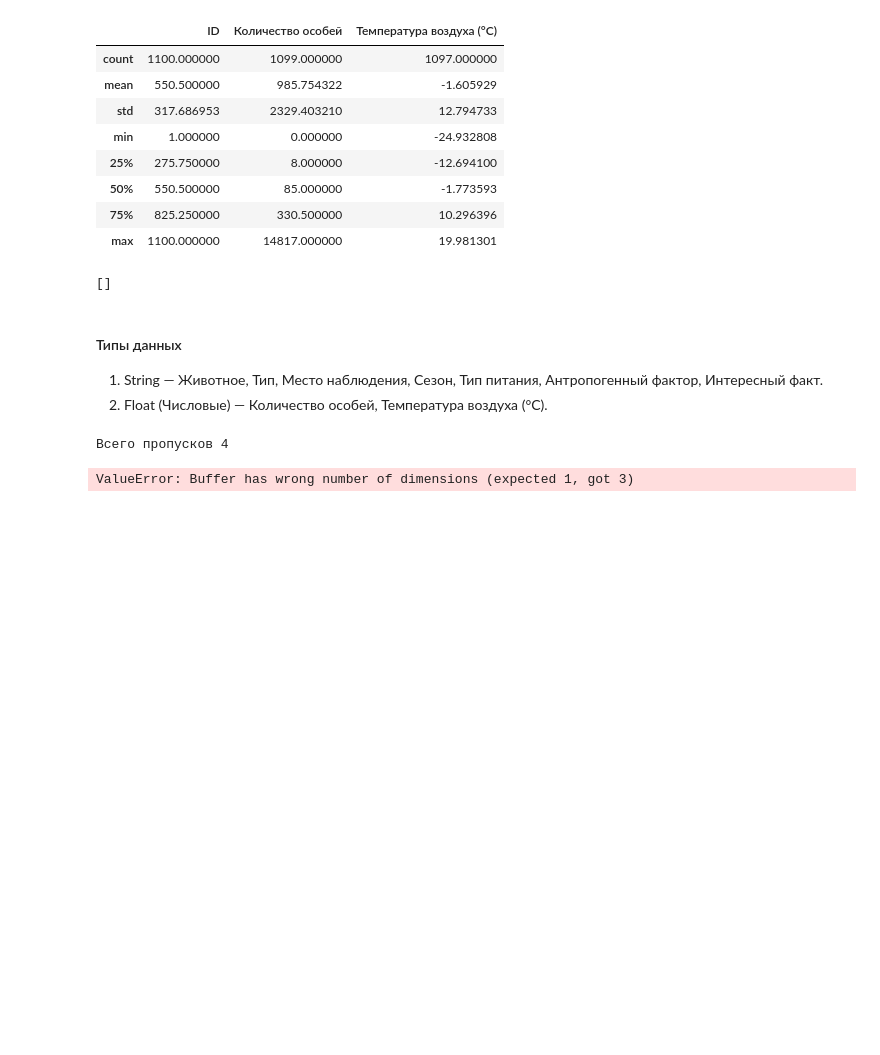
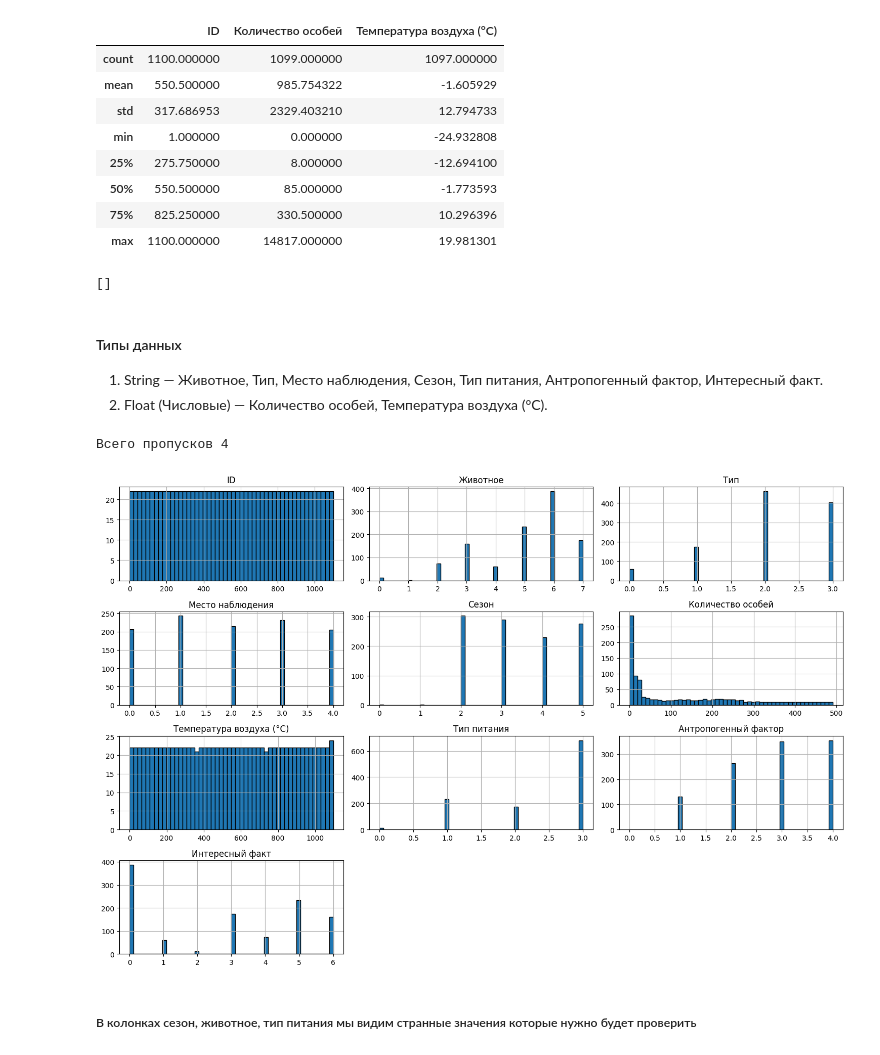
Before and after one commit to Dest1n640/Infographics, a Jupyter notebook: 1_EDA/main.ipynb, the cells around one changed output. Cells and saved outputs as stored; diff of their text form; code cells hidden in the pictures; blank space fills up the shorter version.

Commit message:
Add data visualization function

```diff
--- a/1_EDA/main.ipynb
+++ b/1_EDA/main.ipynb
@@ -78,8 +78,17 @@ print(f"Всего пропусков {int(df.isna().sum().sum())}")
 # %%
 def data_visualization(df, num_data):
   df_copy = df.copy()
-  for i in df_copy
-df.hist(df, bins = 40)
-plt.imshow()
+  for col in df:
+    for num_col in num_data:
+      if num_col != col:
+        lb = LabelEncoder()
+        df_copy[col] = lb.fit_transform(df_copy[col])
+  df_copy.hist(figsize=(15, 10), bins=50, edgecolor='black')
+  plt.tight_layout()
+  plt.show()
+
+data_visualization(df, float_data)
 # %% [output]
-ValueError: Buffer has wrong number of dimensions (expected 1, got 3)
+[figure, added]
+# %% [markdown]
+##### В колонках сезон, животное, тип питания мы видим странные значения которые нужно будет проверить
```
